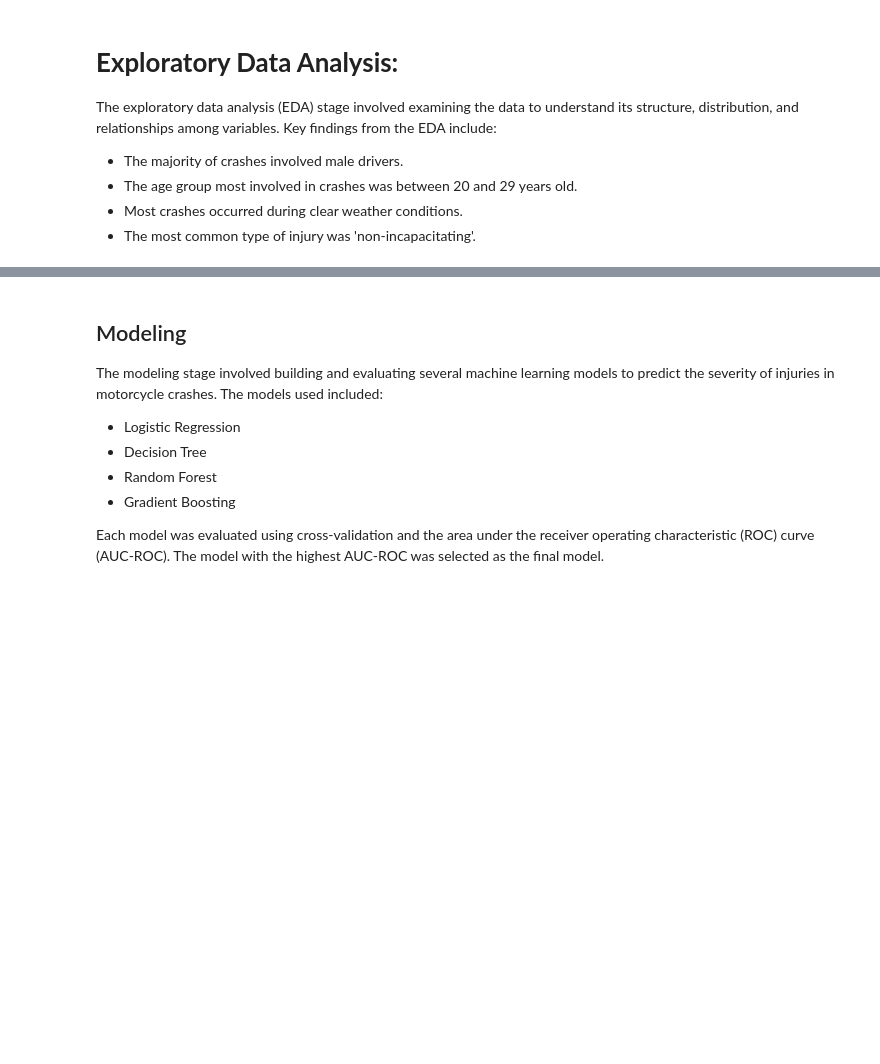
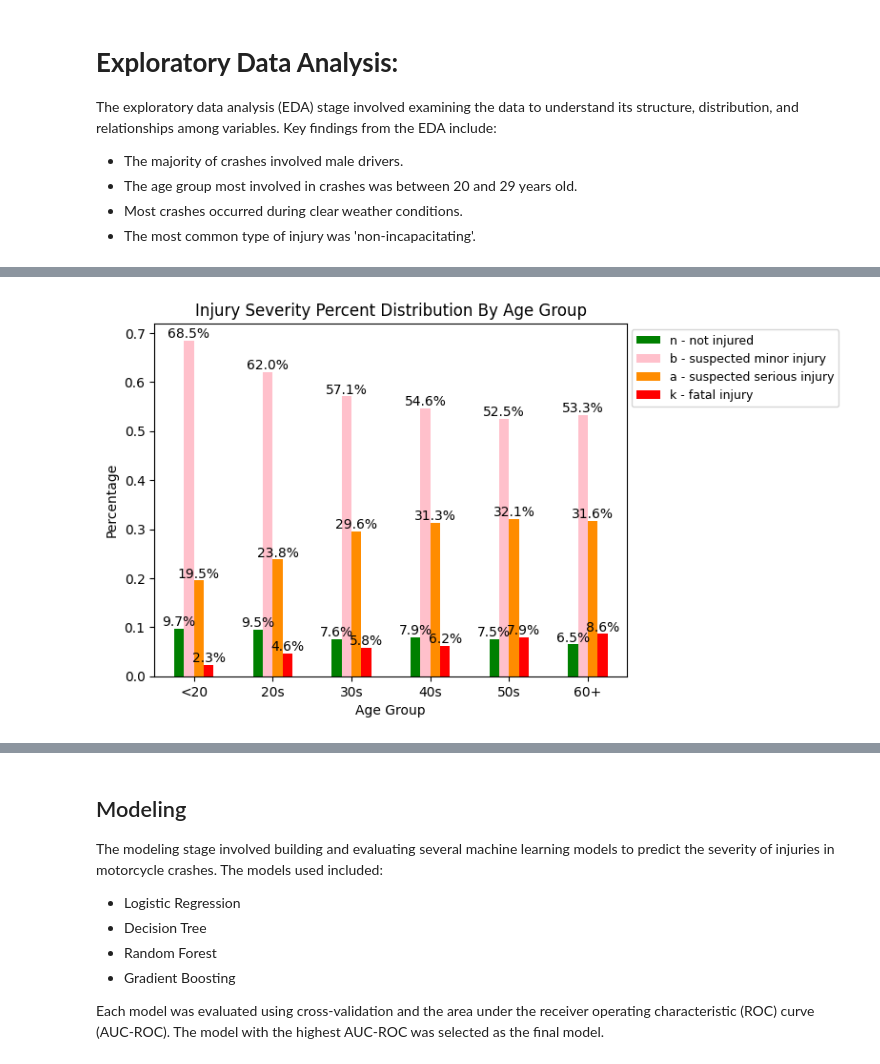
Before and after one commit to tex-wrex/tex-wrex, a Jupyter notebook: Final_work/final_report.ipynb, the cells around one changed output, grey strips where cells are left out. Saved outputs shown, nothing was run; the diff lists cells and outputs as text; code cells hidden in the pictures; blank space fills up the shorter version.

```diff
--- a/Final_work/final_report.ipynb
+++ b/Final_work/final_report.ipynb
@@ -87,0 +108,6 @@ The exploratory data analysis (EDA) stage involved examining the data to underst
+# %%
+# Get the visual of the motorcyclist's age and injury
+# severity distribution
+w.get_age_visual()
+# %% [output]
+[figure, added]
```
Also changed, not shown: parts of 35 cells of this notebook, 1 other file.
